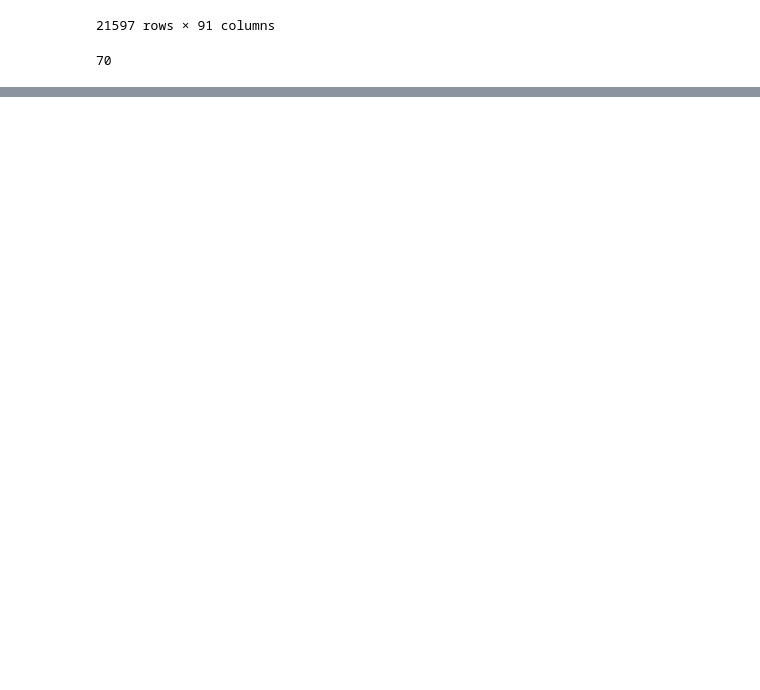
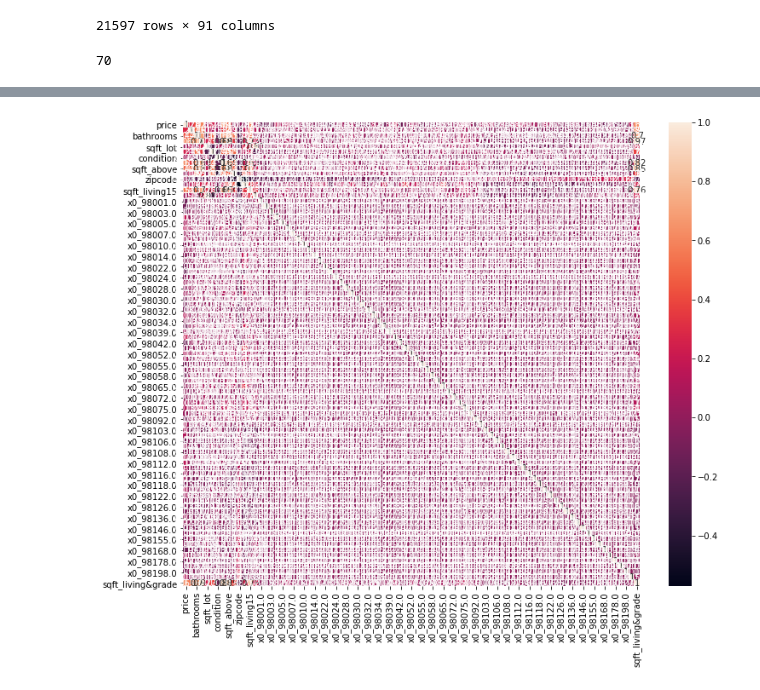
Before and after one commit to willcline613/bsc-phase-two-project, a Jupyter notebook: notebooks/exploratory/dorothy/dorothy_2.ipynb, the cells around one changed output, grey strips where cells are left out. Saved outputs shown, nothing was run; the diff lists cells and outputs as text; code cells hidden in the pictures; blank space fills up the shorter version.

```diff
--- a/notebooks/exploratory/dorothy/dorothy_2.ipynb
+++ b/notebooks/exploratory/dorothy/dorothy_2.ipynb
@@ -285,0 +478,6 @@ len(onehot_data[1])
+# %%
+plt.figure(figsize=(12,10))
+
+ax = sns.heatmap(df.corr(), annot=True);
+# %% [output]
+[figure, added]
```
Also changed, not shown: parts of 22 cells of this notebook.
